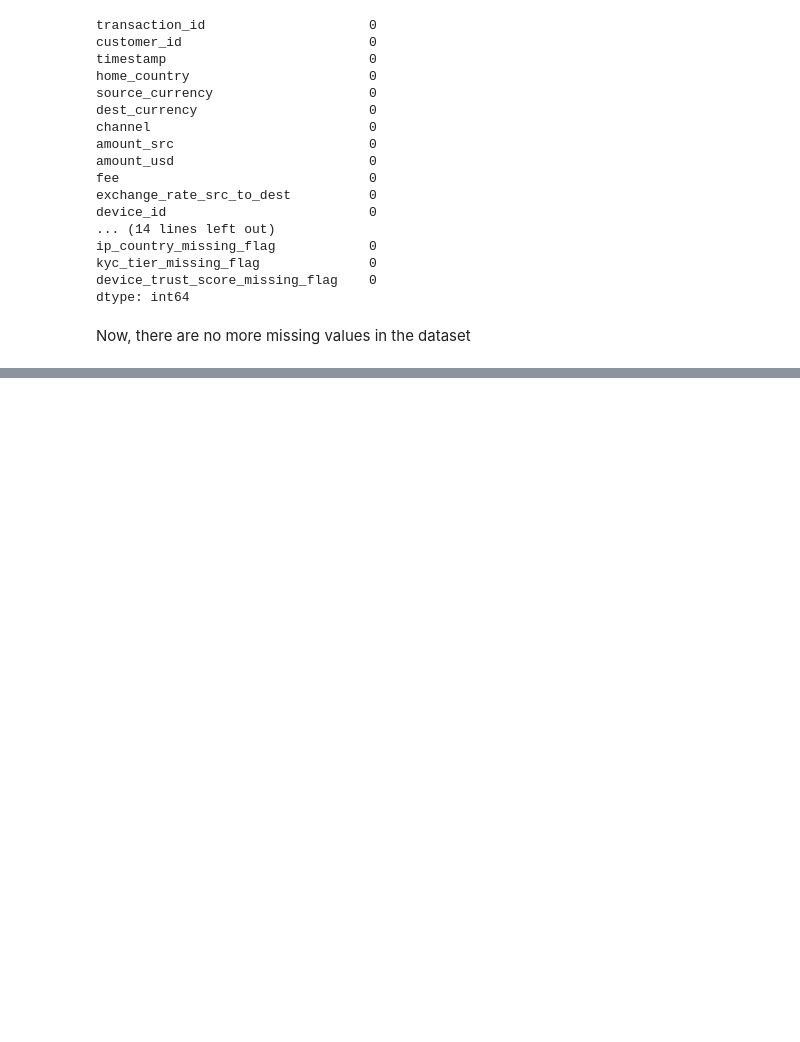
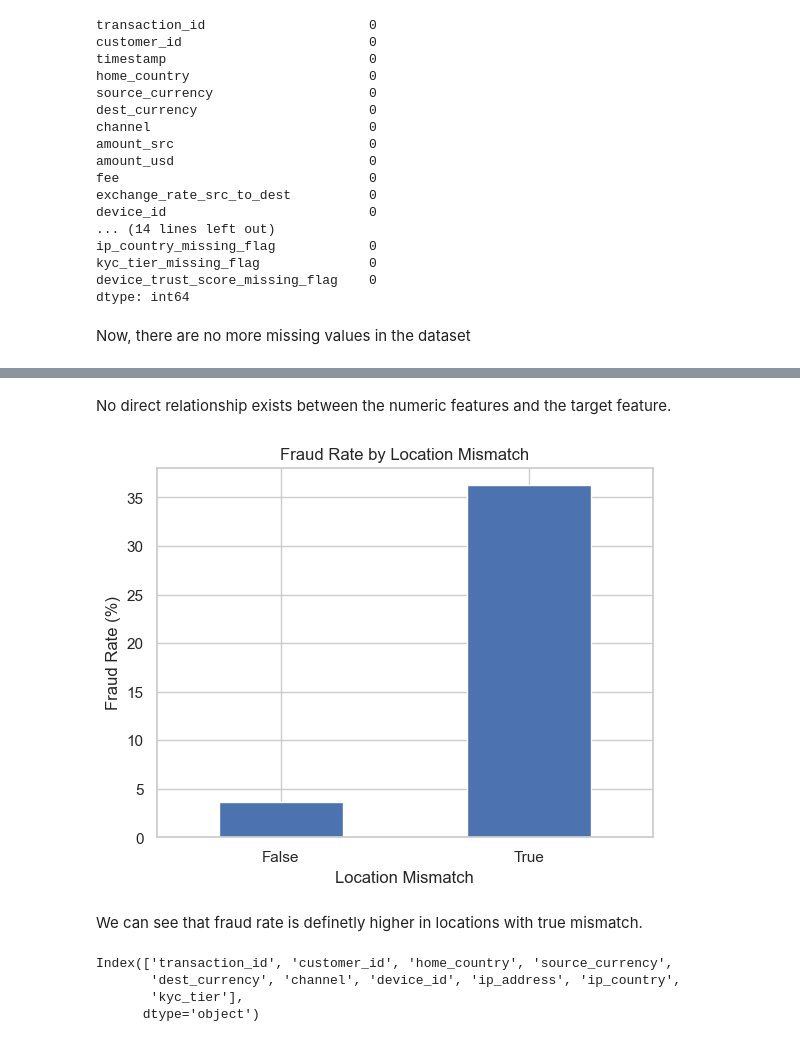
Before and after one commit to UzorNwokeaka/novapay-fraud-detection-project, a Jupyter notebook: notebooks/NovaPay - uzor_nwokeaka.ipynb, the cells around one changed output, grey strips where cells are left out. Cells and saved outputs as stored; diff of their text form; code cells hidden in the pictures; blank space fills up the shorter version.

Commit message:
Added EDAs
Comparing numeric and categorical features vs the target feature.

```diff
--- a/notebooks/NovaPay - uzor_nwokeaka.ipynb
+++ b/notebooks/NovaPay - uzor_nwokeaka.ipynb
@@ -442,0 +469,27 @@ Now, there are no more missing values in the dataset
+# %% [markdown]
+No direct relationship exists between the numeric features and the target feature.
+# %%
+# Plotting Bivariate EDA to show relationship between location mismatch and target variable
+fraud_rate = df.groupby('location_mismatch')['is_fraud'].mean() * 100
+
+fraud_rate.plot(kind='bar')
+
+plt.ylabel('Fraud Rate (%)')
+plt.xlabel('Location Mismatch')
+plt.title('Fraud Rate by Location Mismatch')
+plt.xticks(rotation=0)
+plt.show()
+# %% [output]
+[figure, added]
+# %% [markdown]
+We can see that fraud rate is definetly higher in locations with true mismatch.
+# %%
+# listing all the categorical columns in the dataset
+
+cat_cols=df.select_dtypes(include = ['object', 'category']).columns
+cat_cols
+# %% [output]
+Index(['transaction_id', 'customer_id', 'home_country', 'source_currency',
+       'dest_currency', 'channel', 'device_id', 'ip_address', 'ip_country',
+       'kyc_tier'],
+      dtype='object')
```
Also changed, not shown: parts of 22 cells of this notebook.
